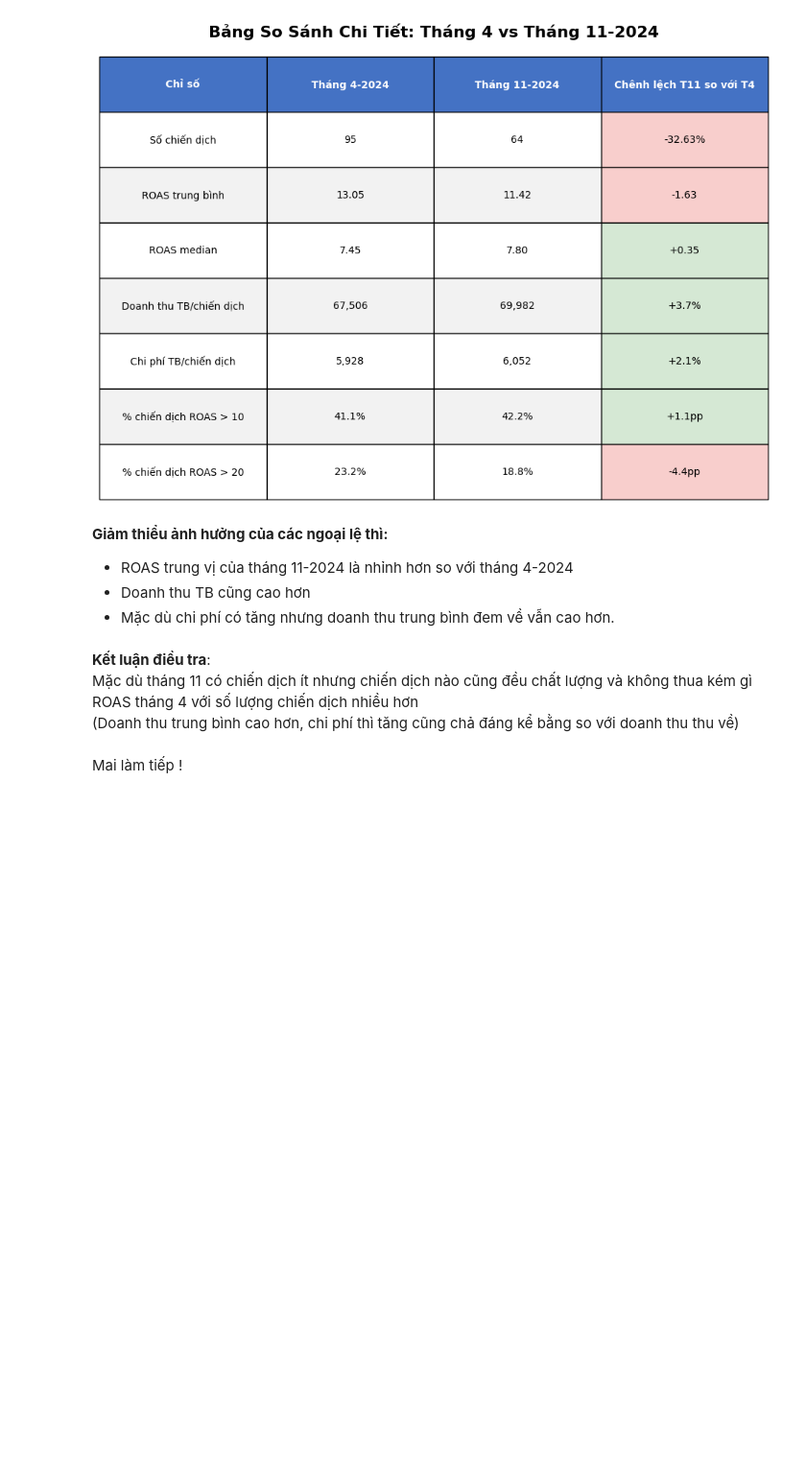
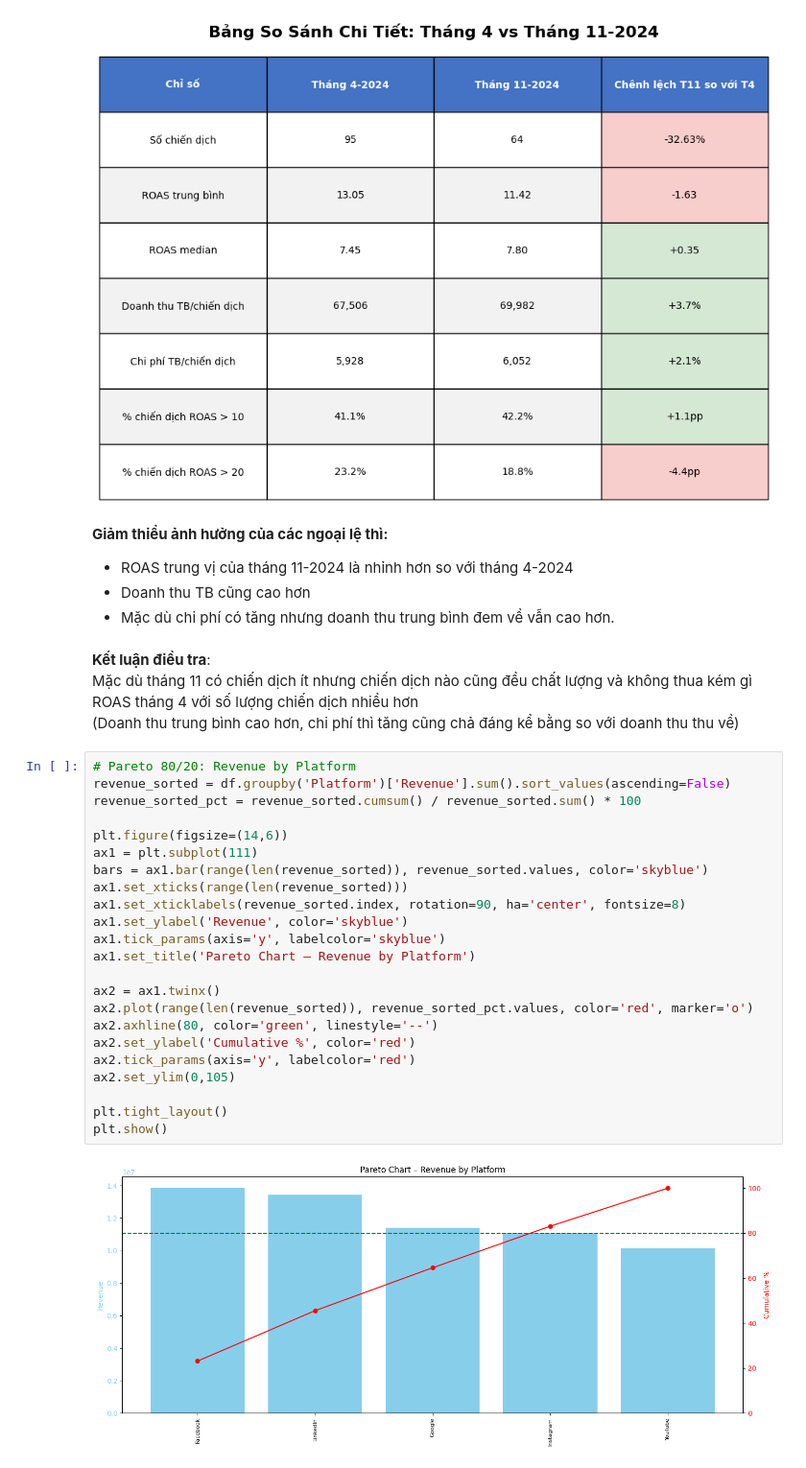
Before and after one commit to thethien8a/Marketing-Campaign-Analysis, a Jupyter notebook: project_2/Data_Analysis.ipynb, the cells around one changed output. Shown: that part at 96% size. Cells and saved outputs as stored; diff of their text form; blank space fills up the shorter version.

```diff
--- a/project_2/Data_Analysis.ipynb
+++ b/project_2/Data_Analysis.ipynb
@@ -504,5 +505,28 @@ plt.show()
 **Kết luận điều tra**:
 Mặc dù tháng 11 có chiến dịch ít nhưng chiến dịch nào cũng đều chất lượng và không thua kém gì ROAS tháng 4 với số lượng chiến dịch nhiều hơn
 (Doanh thu trung bình cao hơn, chi phí thì tăng cũng chả đáng kể bằng so với doanh thu thu về)
-# %% [markdown]
-Mai làm tiếp !
+# %%
+# Pareto 80/20: Revenue by Platform
+revenue_sorted = df.groupby('Platform')['Revenue'].sum().sort_values(ascending=False)
+revenue_sorted_pct = revenue_sorted.cumsum() / revenue_sorted.sum() * 100
+
+plt.figure(figsize=(14,6))
+ax1 = plt.subplot(111)
+bars = ax1.bar(range(len(revenue_sorted)), revenue_sorted.values, color='skyblue')
+ax1.set_xticks(range(len(revenue_sorted)))
+ax1.set_xticklabels(revenue_sorted.index, rotation=90, ha='center', fontsize=8)
+ax1.set_ylabel('Revenue', color='skyblue')
+ax1.tick_params(axis='y', labelcolor='skyblue')
+ax1.set_title('Pareto Chart – Revenue by Platform')
+
+ax2 = ax1.twinx()
+ax2.plot(range(len(revenue_sorted)), revenue_sorted_pct.values, color='red', marker='o')
+ax2.axhline(80, color='green', linestyle='--')
+ax2.set_ylabel('Cumulative %', color='red')
+ax2.tick_params(axis='y', labelcolor='red')
+ax2.set_ylim(0,105)
+
+plt.tight_layout()
+plt.show()
+# %% [output]
+[figure, added]
```
Also changed, not shown: parts of 9 cells of this notebook, 2 other files.
